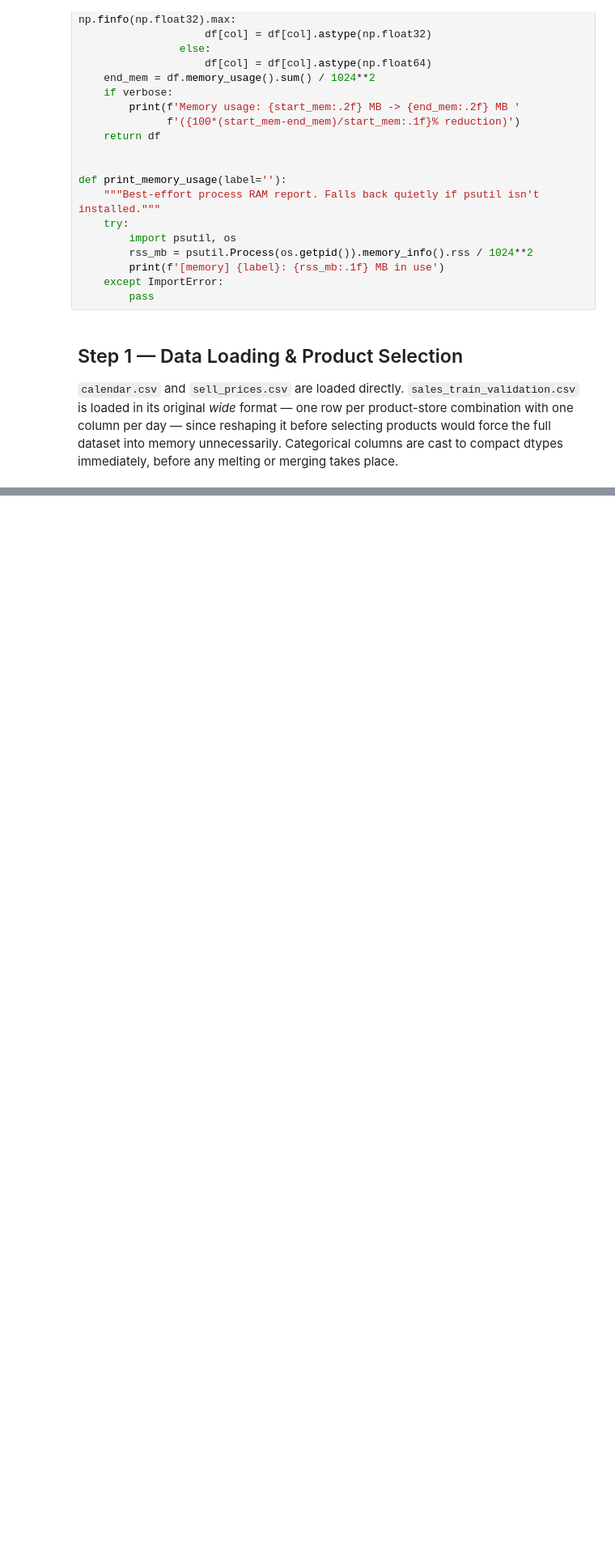
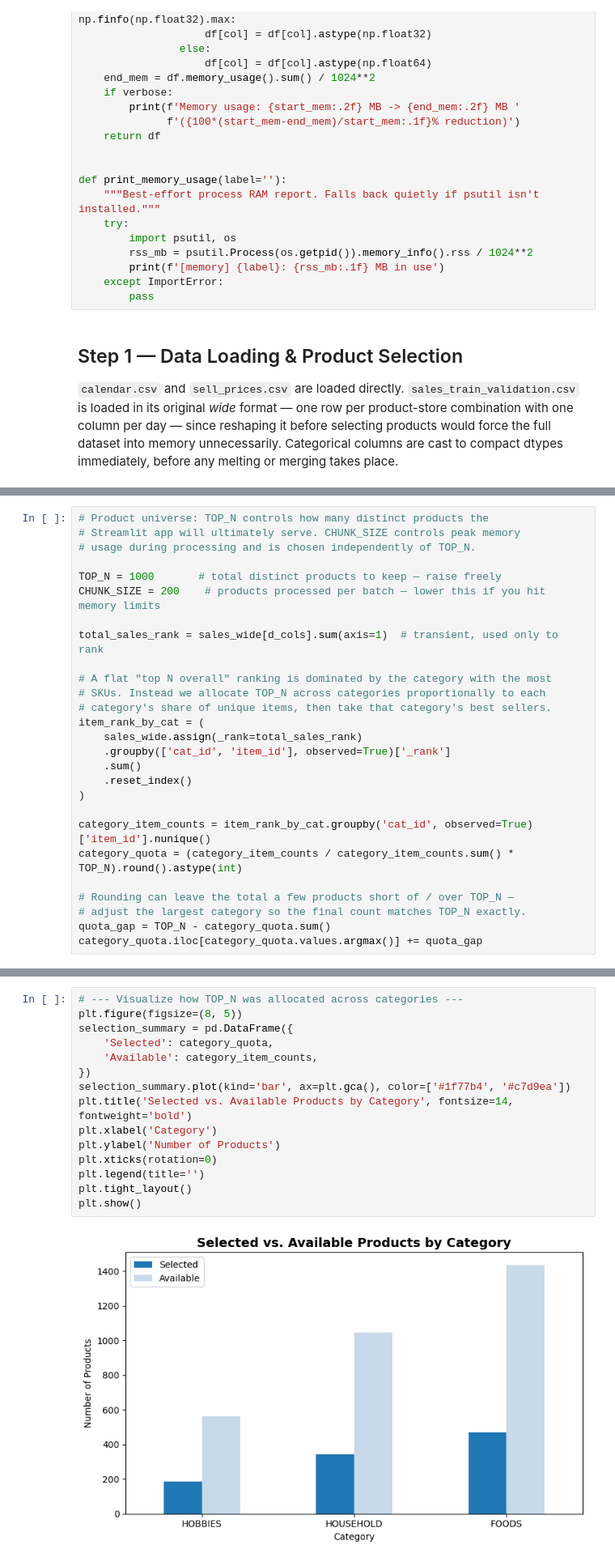
Before and after one commit to AmrKhaled545/Retail-Demand-Forecasting-Project, a Jupyter notebook: Retail_Demand_Forecasting.ipynb, the cells around one changed output, grey strips where cells are left out. Shown at 81% size. Drawn from its saved outputs; the diff is of its cells as text; blank space fills up the shorter version.

Commit message:
category-balanced product selection with visualization

```diff
--- a/Retail_Demand_Forecasting.ipynb
+++ b/Retail_Demand_Forecasting.ipynb
@@ -140,0 +168,27 @@ Raw wide shape: (30490, 1919)
+# %%
+# Product universe: TOP_N controls how many distinct products the
+# Streamlit app will ultimately serve. CHUNK_SIZE controls peak memory
+# usage during processing and is chosen independently of TOP_N.
+
+TOP_N = 1000       # total distinct products to keep — raise freely
+CHUNK_SIZE = 200    # products processed per batch — lower this if you hit memory limits
+
+total_sales_rank = sales_wide[d_cols].sum(axis=1)  # transient, used only to rank
+
+# A flat "top N overall" ranking is dominated by the category with the most
+# SKUs. Instead we allocate TOP_N across categories proportionally to each
+# category's share of unique items, then take that category's best sellers.
+item_rank_by_cat = (
+    sales_wide.assign(_rank=total_sales_rank)
+    .groupby(['cat_id', 'item_id'], observed=True)['_rank']
+    .sum()
+    .reset_index()
+)
+
+category_item_counts = item_rank_by_cat.groupby('cat_id', observed=True)['item_id'].nunique()
+category_quota = (category_item_counts / category_item_counts.sum() * TOP_N).round().astype(int)
+
+# Rounding can leave the total a few products short of / over TOP_N —
+# adjust the largest category so the final count matches TOP_N exactly.
+quota_gap = TOP_N - category_quota.sum()
+category_quota.iloc[category_quota.values.argmax()] += quota_gap
@@ -140,0 +218,17 @@ Raw wide shape: (30490, 1919)
+# %%
+# --- Visualize how TOP_N was allocated across categories ---
+plt.figure(figsize=(8, 5))
+selection_summary = pd.DataFrame({
+    'Selected': category_quota,
+    'Available': category_item_counts,
+})
+selection_summary.plot(kind='bar', ax=plt.gca(), color=['#1f77b4', '#c7d9ea'])
+plt.title('Selected vs. Available Products by Category', fontsize=14, fontweight='bold')
+plt.xlabel('Category')
+plt.ylabel('Number of Products')
+plt.xticks(rotation=0)
+plt.legend(title='')
+plt.tight_layout()
+plt.show()
+# %% [output]
+[figure, added]
```
Also changed, not shown: parts of 5 cells of this notebook.
